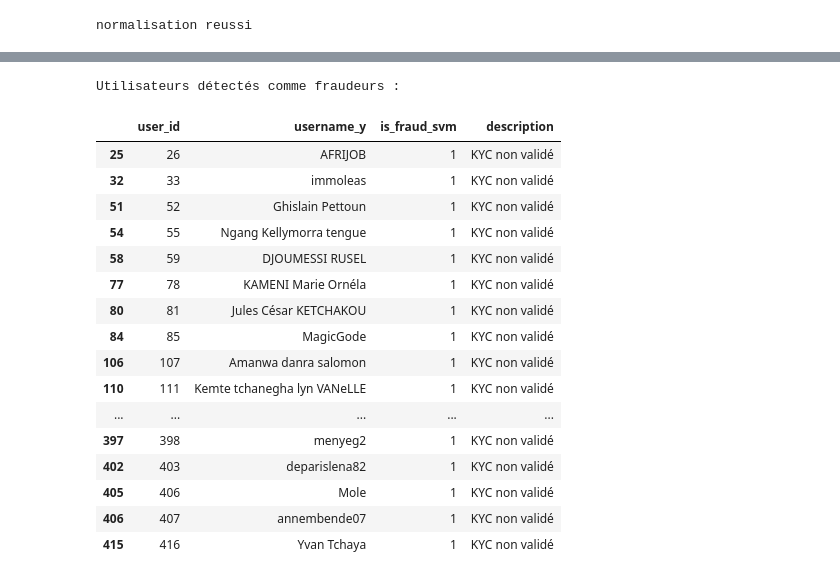
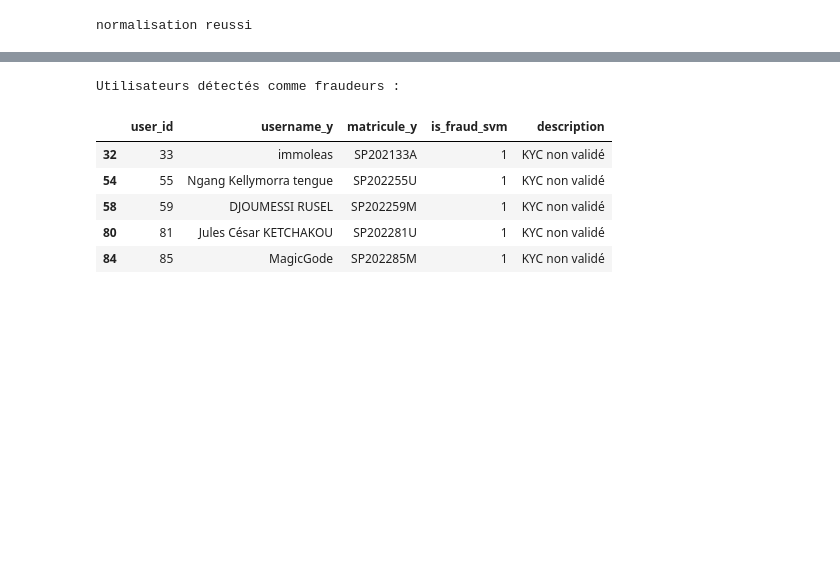
Before and after one commit to Hormele/Monprojet, a Jupyter notebook: notebooks/Modelisation_Transactions.ipynb, the cells around one changed output, grey strips where cells are left out. Cells and saved outputs as stored; diff of their text form; code cells hidden in the pictures; blank space fills up the shorter version.

```diff
--- a/notebooks/Modelisation_Transactions.ipynb
+++ b/notebooks/Modelisation_Transactions.ipynb
@@ -311,10 +342,11 @@ Fichier enrichi avec is_fraud exporté.
 # Charger les utilisateurs avec les noms
 features_df = pd.read_csv("../features/features_transactions.csv")
 user_df = pd.read_csv("../datasets/user.csv")
+user_df = user_df[['id', 'username', 'matricule']]
 user_df.rename(columns={'id': 'user_id'}, inplace=True)  # Pour éviter conflit avec id dans df_fraude
 
 # Charger le fichier des fraudes détectées (contenant la colonne is_fraud)
-df_fraude = pd.read_csv('../features/features_transactions_SVM_avec_fraude.csv')
+df_fraude = pd.read_csv('../features/features_transactions_SVM_pipeline_avec_fraude.csv')
 
 # S’assurer que les deux colonnes user_id sont de même type
 df_fraude['user_id'] = df_fraude['user_id'].astype(int)
@@ -322,39 +354,15 @@ user_df['user_id'] = user_df['user_id'].astype(int)
 df_fraude['user_id'] = range(1, len(df_fraude) + 1)
 
 # Fusionner pour ajouter le nom d’utilisateur
-df_rapport = pd.merge(df_fraude, user_df[['user_id', 'username']], on='user_id', how='left')
+df_rapport = pd.merge(df_fraude, user_df[['user_id', 'username', 'matricule']], on='user_id', how='left')
 
 # Regles :
 
-# Charger le fichier nettoyes bill
-bill_df = pd.read_csv("../datasets/bill_cleaned.csv")
-bill_features = pd.DataFrame()
-
-# Regle B1 :montant seuil par jour
-#. Montant total des transactions PAR JOUR PAR UTILISATEUR
-if "proceed_at" in bill_df.columns and "amount" in bill_df.columns and "id" in bill_df.columns:
-    # Conversion de la date en jour seulement
-    bill_df['jour_transaction'] = pd.to_datetime(bill_df['proceed_at']).dt.date
-
-    # Calcul du total des montants par utilisateur et par jour
-    montant_par_jour = bill_df.groupby(['id', 'jour_transaction'])['amount'].sum().reset_index()
-
-    # Marquer comme suspect si le total journalier dépasse 1 000 000
-    montant_par_jour['montant_eleve_jour'] = (montant_par_jour['amount'] >= 1_000_000).astype(int)
-
-    # Fusionner l'indicateur avec le DataFrame original
-    bill_df = bill_df.merge(montant_par_jour[['id', 'jour_transaction', 'montant_eleve_jour']],
-                            on=['id', 'jour_transaction'], how='left')
-
-    # Remplir les valeurs manquantes
-    bill_df['montant_eleve_jour'] = bill_df['montant_eleve_jour'].fillna(0).astype(int)
-  # Ramener l'indicateur dans le tableau des features par utilisateur
-    bill_features['b1_montant_suspect'] = bill_df.groupby('id')['montant_eleve_jour'].max()
-
-else:
-    print("Attention : proceed_at, amount ou id manquant dans bill_df")
-
-
+# Règle B1 : montant par jour > 1.000.000 pour un compte personnel
+features_df['b1_montant_suspect'] = features_df.apply(
+    lambda row: 1 if row.get('signup_mode_PERSONNAL') == 1 and row.get('montant_par_jour', 0) > 1_000_000 else 0,
+    axis=1
+)
 
 # Règle B2 : KYC absent
 features_df['b2_kyc_absent'] = features_df.get('kyc_status_NOT_INITIATED', 0).fillna(0).astype(bool).astype(int)
@@ -372,54 +380,43 @@ for col in colonnes_regles:
 def generer_description(row):
     raisons = []
     if row.get('b1_montant_suspect', False) or row.get('montant_eleve_jour', 0) == 1:
         raisons.append("Montant élevé détecté sur une journée")
     if row.get('b2_kyc_absent', False):
         raisons.append("KYC non validé")
     if row.get('b3_montant_trade_exces', False):
         raisons.append("Montant superieur au solde")
     return "/ ".join(raisons) if raisons else "comportement suspect détecté par le modèle"
 
 # Application
 df_rapport['description'] = df_rapport.apply(
     lambda row: generer_description(row) if row['is_fraud_svm'] == 1 else "",
     axis=1
 )
 
 # . Sélection des colonnes intéressantes pour le rapport
-colonnes_affichage = ['user_id', 'username_y', 'is_fraud_svm', 'description']
+colonnes_affichage = ['user_id', 'username_y', 'matricule_y', 'is_fraud_svm', 'description']
 rapport_final = df_rapport[df_rapport['is_fraud_svm'] == 1][colonnes_affichage]
 
 # .suppression des lignes avec des valeurs manquantes (NaN)
-rapport_final = rapport_final.dropna(subset=['username_y', 'user_id'])
+rapport_final = rapport_final.dropna(subset=['matricule_y', 'username_y', 'user_id'])
 
 #9. Convertir la colonne 'id' en int
 rapport_final['user_id'] = rapport_final['user_id'].astype(int)
 
 # Exporter vers CSV
-rapport_final.to_csv("../features/rapport_fraude_transactions_SVM.csv", index=False)
+rapport_final.to_csv("../features/rapport_fraude_transactions_SVM_pipeline.csv", index=False)
 
 # Affichage d’un aperçu
 print("Utilisateurs détectés comme fraudeurs :")
-display(rapport_final)
+display(rapport_final.head())
 # %% [output]
 Utilisateurs détectés comme fraudeurs :
-|  | user_id | username_y | is_fraud_svm | description |
-| 25 | 26 | AFRIJOB | 1 | KYC non validé |
-| 32 | 33 | immoleas | 1 | KYC non validé |
-| 51 | 52 | Ghislain Pettoun | 1 | KYC non validé |
-| 54 | 55 | Ngang Kellymorra tengue | 1 | KYC non validé |
-| 58 | 59 | DJOUMESSI RUSEL | 1 | KYC non validé |
-| 77 | 78 | KAMENI Marie Ornéla | 1 | KYC non validé |
-| 80 | 81 | Jules César KETCHAKOU | 1 | KYC non validé |
-| 84 | 85 | MagicGode | 1 | KYC non validé |
-| 106 | 107 | Amanwa danra salomon | 1 | KYC non validé |
-| 110 | 111 | Kemte tchanegha lyn VANeLLE | 1 | KYC non validé |
-| ... | ... | ... | ... | ... |
-| 397 | 398 | menyeg2 | 1 | KYC non validé |
-| 402 | 403 | deparislena82 | 1 | KYC non validé |
-| 405 | 406 | Mole | 1 | KYC non validé |
-| 406 | 407 | annembende07 | 1 | KYC non validé |
-| 415 | 416 | Yvan Tchaya | 1 | KYC non validé |
+|  | user_id | username_y | matricule_y | is_fraud_svm | description |
+| 32 | 33 | immoleas | SP202133A | 1 | KYC non validé |
+| 54 | 55 | Ngang Kellymorra tengue | SP202255U | 1 | KYC non validé |
+| 58 | 59 | DJOUMESSI RUSEL | SP202259M | 1 | KYC non validé |
+| 80 | 81 | Jules César KETCHAKOU | SP202281U | 1 | KYC non validé |
+| 84 | 85 | MagicGode | SP202285M | 1 | KYC non validé |
 # %%
 #--------- alogorithme k-means --------
 
```
Also changed, not shown: parts of 19 cells of this notebook, 50 other files.
